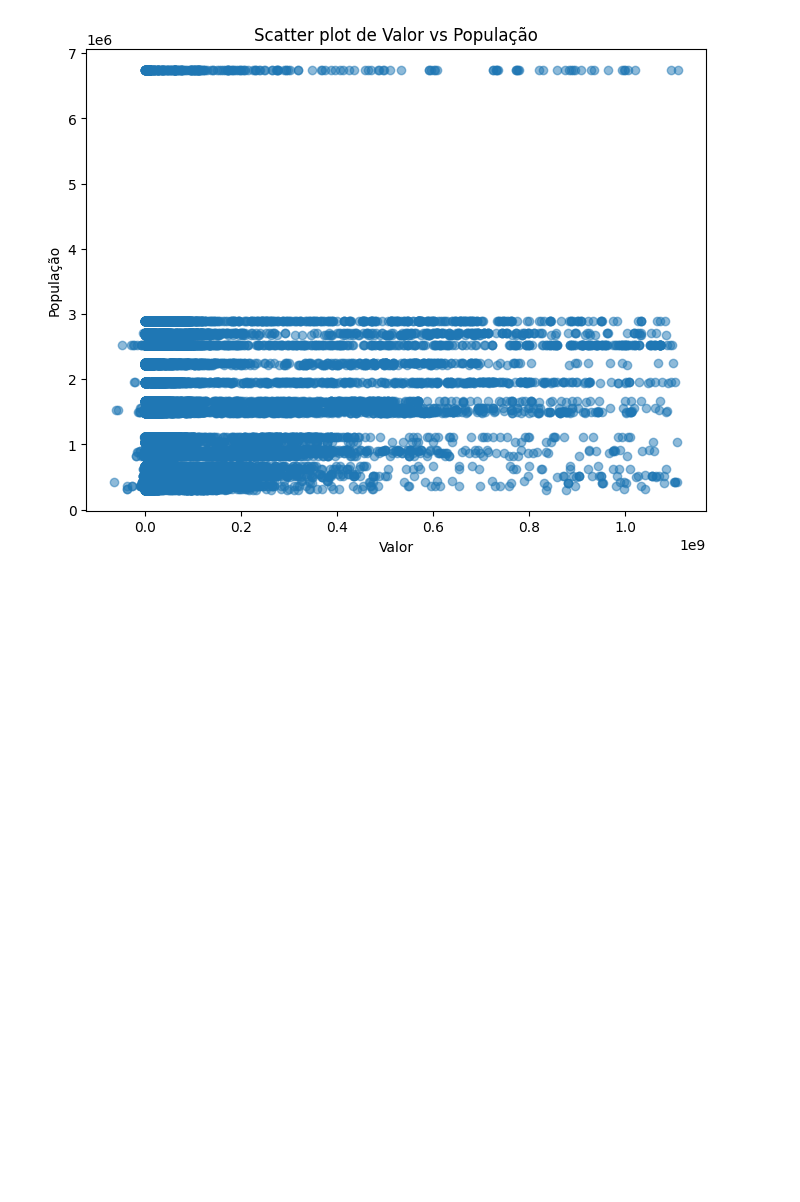
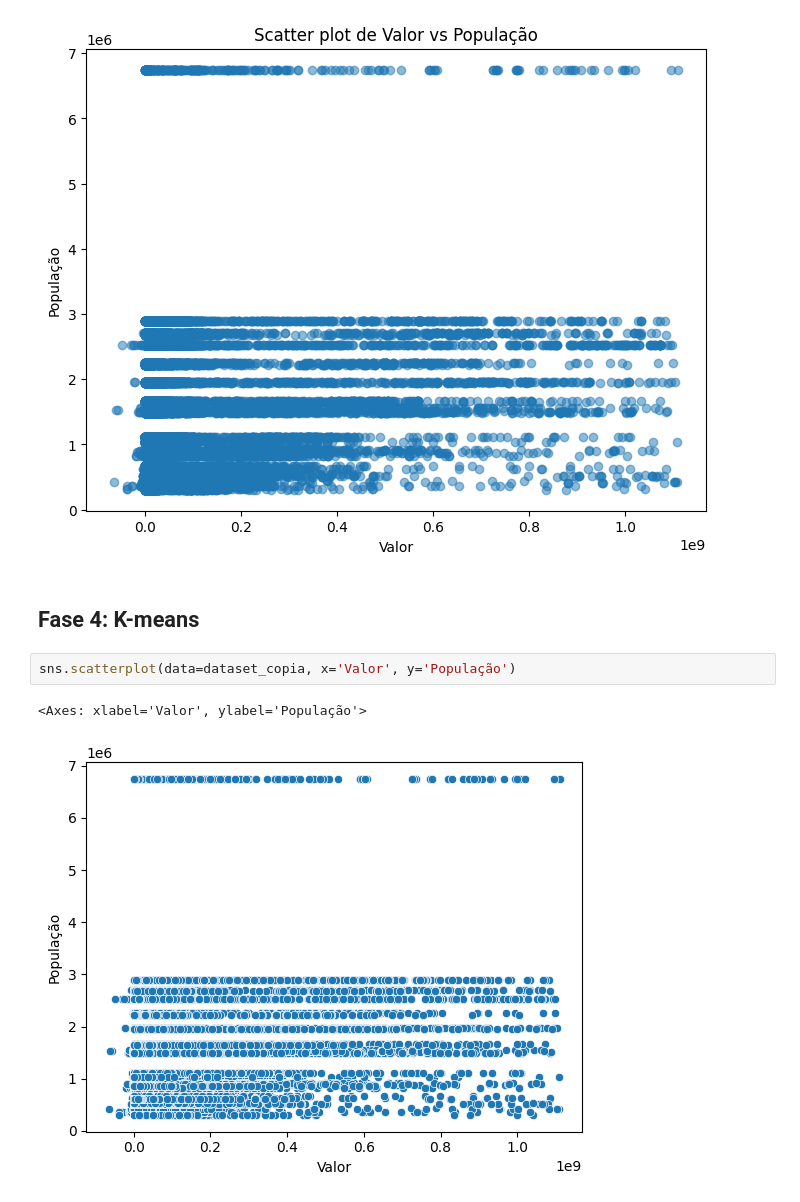
Before and after one commit to juliajgmb/projeto_icd, a Jupyter notebook: analise_inicial.ipynb, the cells around one changed output. Cells and saved outputs as stored; diff of their text form; blank space fills up the shorter version.

Commit message:
iniciando fase 4

```diff
--- a/analise_inicial.ipynb
+++ b/analise_inicial.ipynb
@@ -274,3 +279,10 @@ plt.show()
 # No gráfico a seguir, sao duas colunas com a maior correlação possivel do dataset, que são população e valor:
 # %% [output]
 [figure]
+# %% [markdown]
+## Fase 4: K-means
+# %%
+sns.scatterplot(data=dataset_copia, x='Valor', y='População')
+# %% [output]
+<Axes: xlabel='Valor', ylabel='População'>
+[figure, added]
```
Also changed, not shown: parts of 11 cells of this notebook.
